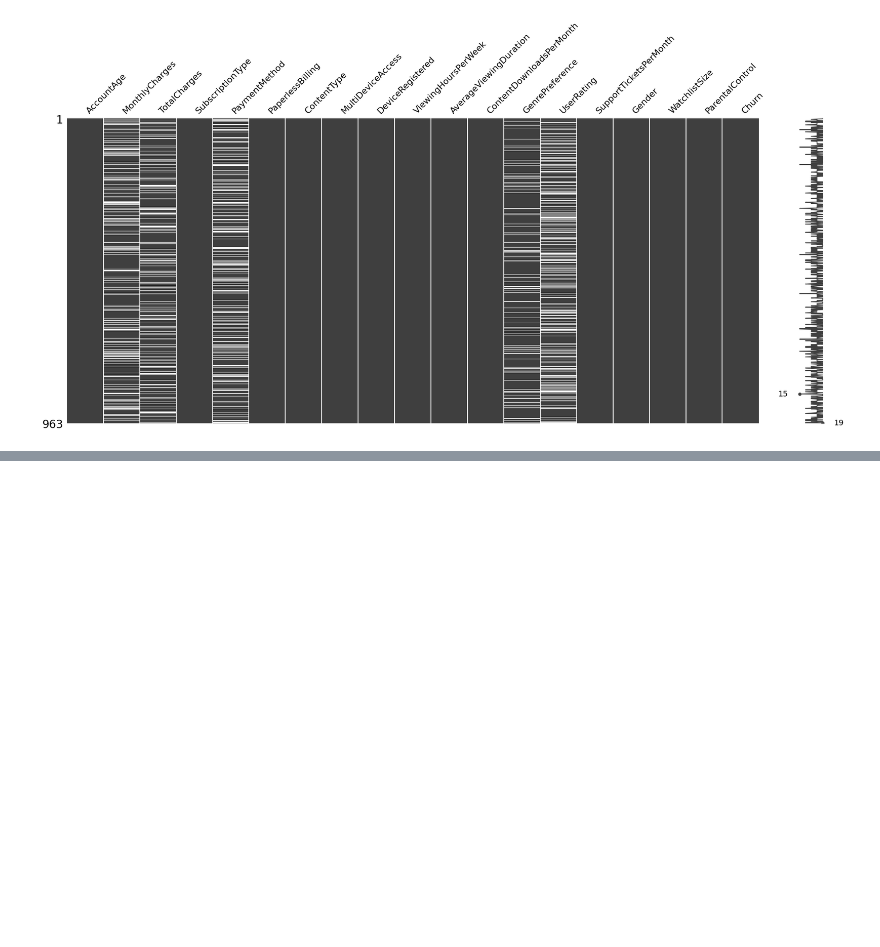
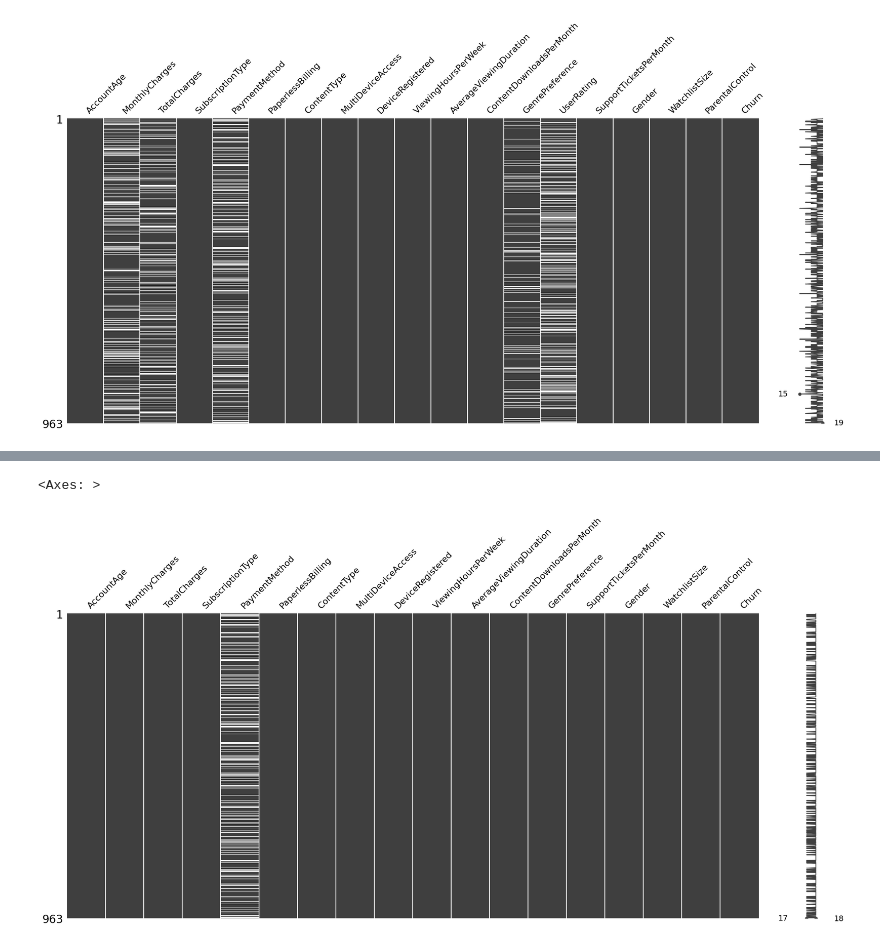
Before and after one commit to Rdorta08/ML_PowerBI, a Jupyter notebook: notebooks/notebook.ipynb, the cells around one changed output, grey strips where cells are left out. Saved outputs shown, nothing was run; the diff lists cells and outputs as text; code cells hidden in the pictures; blank space fills up the shorter version.

```diff
--- a/src/notebook.ipynb
+++ b/notebooks/notebook.ipynb
@@ -189,5 +215,5 @@ msno.matrix(df)
 [figure]
 # %%
 ### Eliminaremos la columna de UserRating por la cantidad de faltantes
-df = df.drop(columns=["UserRating"], axis=1, inplace=True)
+df.drop(columns=["UserRating"], axis=1, inplace=True)
 # %% [markdown]
@@ -194,0 +221,3 @@ df = df.drop(columns=["UserRating"], axis=1, inplace=True)
+# %%
+#Faltantes de menos del 15% en la columna GenrePreference - imputamos por moda
+df["GenrePreference"] = df["GenrePreference"].fillna(df["GenrePreference"].mode()[0])
@@ -194,0 +234,5 @@ df = df.drop(columns=["UserRating"], axis=1, inplace=True)
+# %%
+#Imputacion por KNN los valores faltantes en las columnas numéricas (además ambas están muy relacionadas)
+numerical_cols = ['MonthlyCharges', 'TotalCharges']
+imputer_knn = KNNImputer(n_neighbors=5)
+df[numerical_cols] = imputer_knn.fit_transform(df[numerical_cols])
@@ -194,0 +251,6 @@ df = df.drop(columns=["UserRating"], axis=1, inplace=True)
+# %%
+# Visualizamos los valores faltantes como una matriz
+msno.matrix(df)
+# %% [output]
+<Axes: >
+[figure, added]
```
Also changed, not shown: parts of 8 cells of this notebook, 2 other files.
